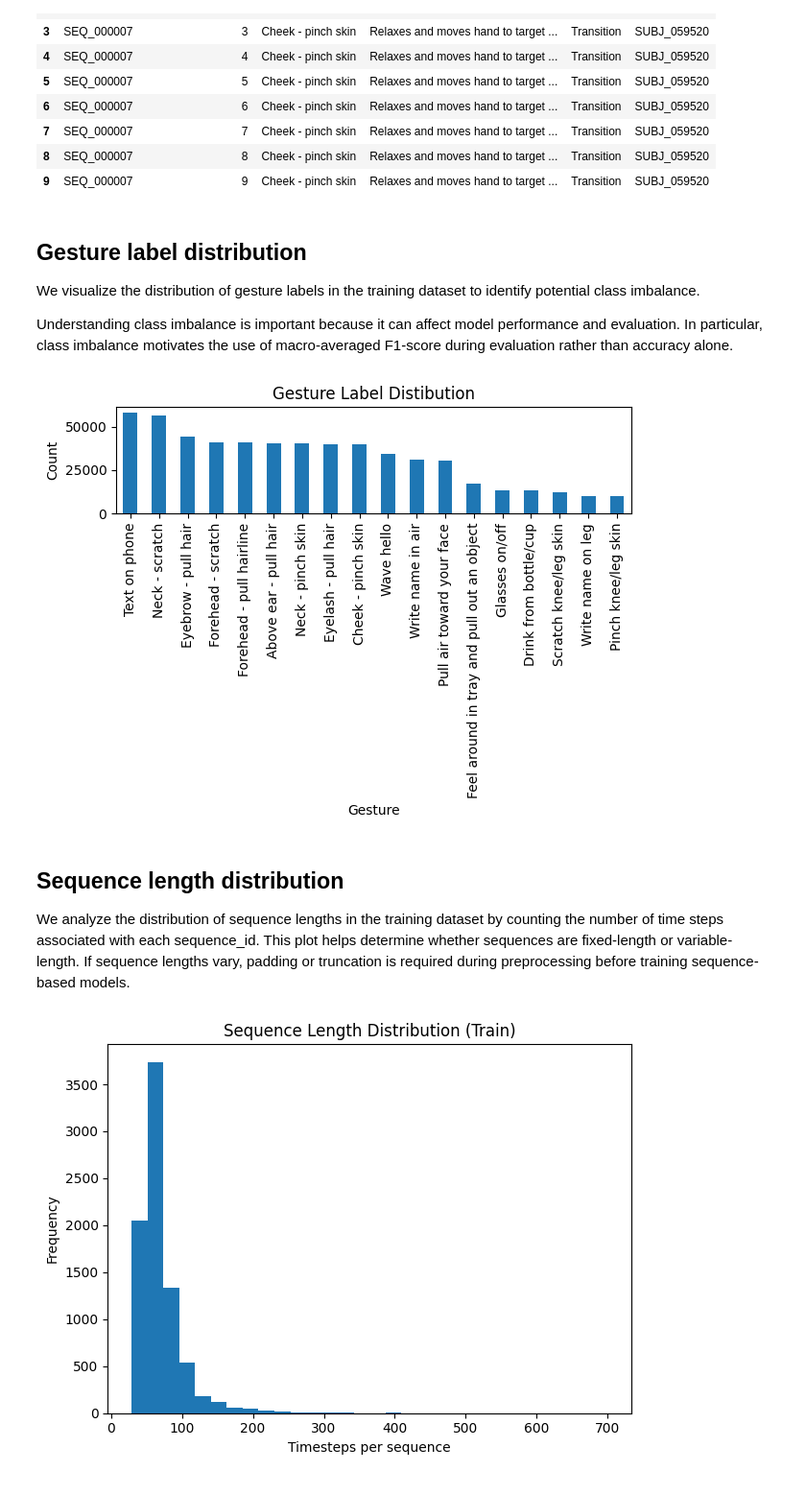
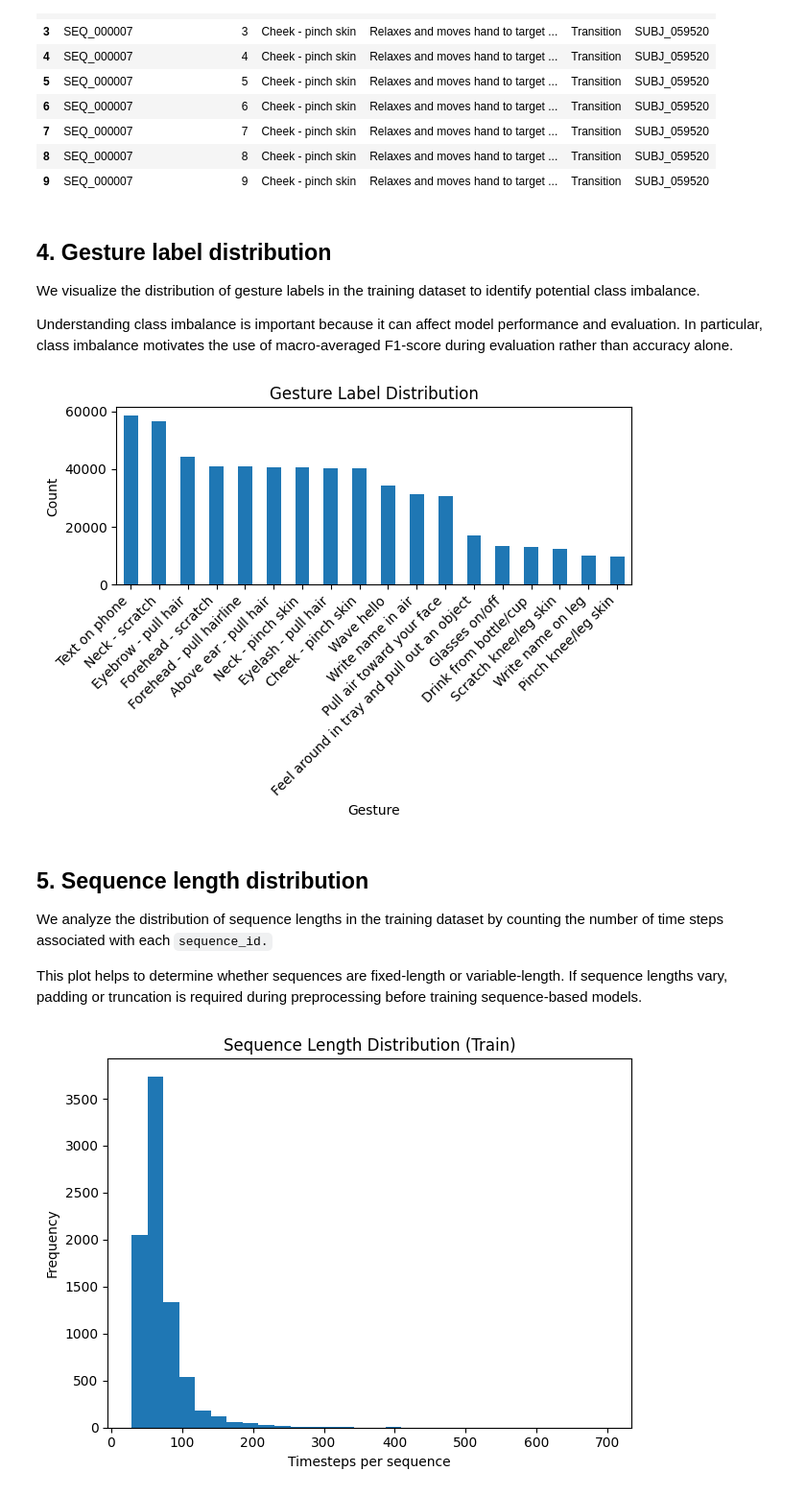
Before and after one commit to DhitalPrakriti/bfrb-gesture-recognition, a Jupyter notebook: notebooks/02_eda_plots.ipynb, the cells around one changed output. Shown at 96% size. Drawn from its saved outputs; the diff is of its cells as text; code cells hidden in the pictures.

```diff
--- a/notebooks/02_eda_plots.ipynb
+++ b/notebooks/02_eda_plots.ipynb
@@ -66,28 +77,30 @@ Unique gestures (train): 18
 | 8 | SEQ_000007 | 8 | Cheek - pinch skin | Relaxes and moves hand to target ... | Transition | SUBJ_059520 |
 | 9 | SEQ_000007 | 9 | Cheek - pinch skin | Relaxes and moves hand to target ... | Transition | SUBJ_059520 |
 # %% [markdown]
-## Gesture label distribution
+## 4. Gesture label distribution
 We visualize the distribution of gesture labels in the training dataset to identify potential class imbalance.
 
 Understanding class imbalance is important because it can affect model performance and evaluation. In particular, class imbalance motivates the use of macro-averaged F1-score during evaluation rather than accuracy alone.
 # %%
 #Gesture Distribution Plot
 gesture_counts = train_df["gesture"].value_counts()
 
 plt.figure()
 gesture_counts.plot(kind='bar')
-plt.title("Gesture Label Distibution")
+plt.title("Gesture Label Distribution")
 plt.xlabel("Gesture")
 plt.ylabel("Count")
+plt.xticks(rotation=45, ha="right")
 plt.tight_layout()
 plt.savefig(PLOTS_DIR / "gesture_distribution.png", dpi=200)
 plt.show()
 # %% [output]
-[figure, old version]
+[figure, new version]
 # %% [markdown]
-## Sequence length distribution
-We analyze the distribution of sequence lengths in the training dataset by counting the number of time steps associated with each sequence_id.
-This plot helps determine whether sequences are fixed-length or variable-length. If sequence lengths vary, padding or truncation is required during preprocessing before training sequence-based models.
+## 5. Sequence length distribution
+We analyze the distribution of sequence lengths in the training dataset by counting the number of time steps associated with each `sequence_id.`
+
+This plot helps to determine whether sequences are fixed-length or variable-length. If sequence lengths vary, padding or truncation is required during preprocessing before training sequence-based models.
 # %%
 #Sequence length distribution
 seq_lengths = train_df.groupby("sequence_id").size()
```
Also changed, not shown: parts of 10 cells of this notebook, 2 other files.
